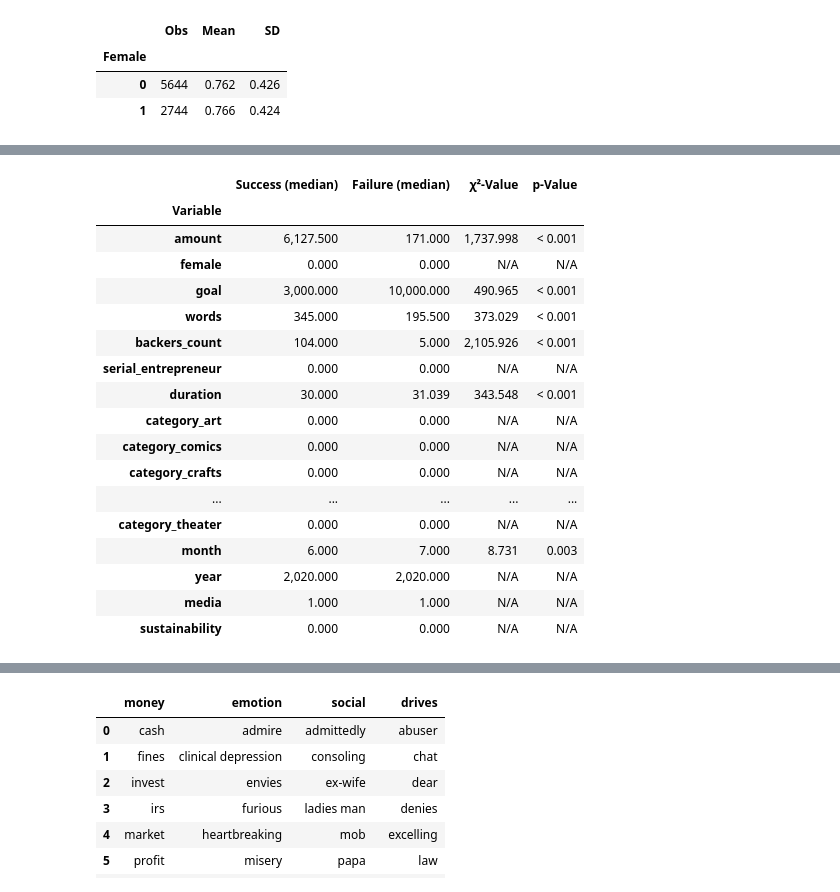
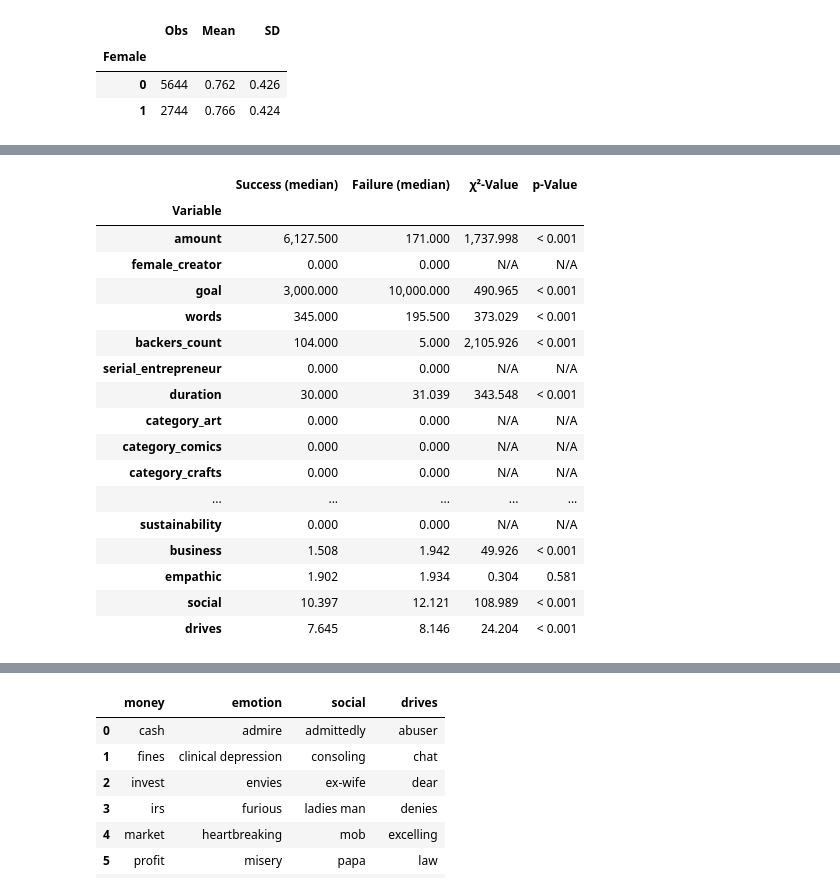
Before and after one commit to MaxPersoon/KickstarterScraper, a Jupyter notebook: dataProcessing.ipynb, the cells around one changed output, grey strips where cells are left out. Saved outputs shown, nothing was run; the diff lists cells and outputs as text; code cells hidden in the pictures.

```diff
--- a/dataProcessing.ipynb
+++ b/dataProcessing.ipynb
@@ -2,9 +2,10 @@
 import numpy as np
 import pandas as pd
 import scipy.stats as st
+import statsmodels.api as sm
 from pandas.core.dtypes.common import is_numeric_dtype
 
-data = pd.read_csv("finalData.csv")
+data = pd.read_csv("data.csv")
 data = data.set_index('projectID')
 pd.set_option('display.float_format',  '{:,.3f}'.format)
 data
@@ -86,30 +76,27 @@ table2
 | 1 | 2744 | 0.766 | 0.424 |
 # %%
 # Table 3
-variableNames = []
+numVars = []
 means = []
 medians = []
 minima = []
 maxima = []
 SDs = []
 
-for variableName in data.columns:
-    variableData = data[variableName]
+for variable in data.columns.tolist():
+    variableData = data[variable]
     if is_numeric_dtype(variableData):
-        if variableName[0] == "L":
-            variableData = 10**variableData
-            variableName = variableName.replace("L", "")
-        variableNames.append(variableName)
+        numVars.append(variable)
         means.append(np.mean(variableData))
         medians.append(np.median(variableData))
         minima.append(np.min(variableData))
         maxima.append(np.max(variableData))
         SDs.append(np.std(variableData))
 
-variableNames[variableNames.index("creator_gender")] = "female"
-table3 = {"Variable": variableNames, "Mean": means, "Median": medians, "Minimum": minima, "Maximum": maxima, "SD": SDs}
+table3 = {"Variable": numVars, "Mean": means, "Median": medians, "Minimum": minima, "Maximum": maxima, "SD": SDs}
 table3 = pd.DataFrame.from_dict(table3)
 table3 = table3.set_index("Variable")
+table3.to_csv('Tables/descriptive statistics.csv')
 table3
 # %% [output]
 |  | Mean | Median | Minimum | Maximum | SD |
@@ -231,15 +213,15 @@ table4
 # %%
 # Table 4 (continued)
-table4 = {'Variable': variableNames, 'Success (median)': mediansSuccess, 'Failure (median)': mediansFailure, 'χ²-Value': testStatisticValuesMedian, 'p-Value': probabilityValuesMedian}
+table4 = {'Variable': numVars, 'Success (median)': mediansSuccess, 'Failure (median)': mediansFailure, 'χ²-Value': tValuesMedian, 'p-Value': pValuesMedian}
 table4 = pd.DataFrame.from_dict(table4)
 table4 = table4.set_index('Variable')
 table4.to_csv('Tables/univariate analysis (median).csv')
 table4
 # %% [output]
 |  | Success (median) | Failure (median) | χ²-Value | p-Value |
 | Variable |  |  |  |  |
 | amount | 6,127.500 | 171.000 | 1,737.998 | < 0.001 |
-| female | 0.000 | 0.000 | N/A | N/A |
+| female_creator | 0.000 | 0.000 | N/A | N/A |
 | goal | 3,000.000 | 10,000.000 | 490.965 | < 0.001 |
 | words | 345.000 | 195.500 | 373.029 | < 0.001 |
 | backers_count | 104.000 | 5.000 | 2,105.926 | < 0.001 |
@@ -249,8 +231,8 @@ table4
 | category_comics | 0.000 | 0.000 | N/A | N/A |
 | category_crafts | 0.000 | 0.000 | N/A | N/A |
 | ... | ... | ... | ... | ... |
-| category_theater | 0.000 | 0.000 | N/A | N/A |
-| month | 6.000 | 7.000 | 8.731 | 0.003 |
-| year | 2,020.000 | 2,020.000 | N/A | N/A |
-| media | 1.000 | 1.000 | N/A | N/A |
 | sustainability | 0.000 | 0.000 | N/A | N/A |
+| business | 1.508 | 1.942 | 49.926 | < 0.001 |
+| empathic | 1.902 | 1.934 | 0.304 | 0.581 |
+| social | 10.397 | 12.121 | 108.989 | < 0.001 |
+| drives | 7.645 | 8.146 | 24.204 | < 0.001 |
```
Also changed, not shown: parts of 14 cells of this notebook, 7 other files.
